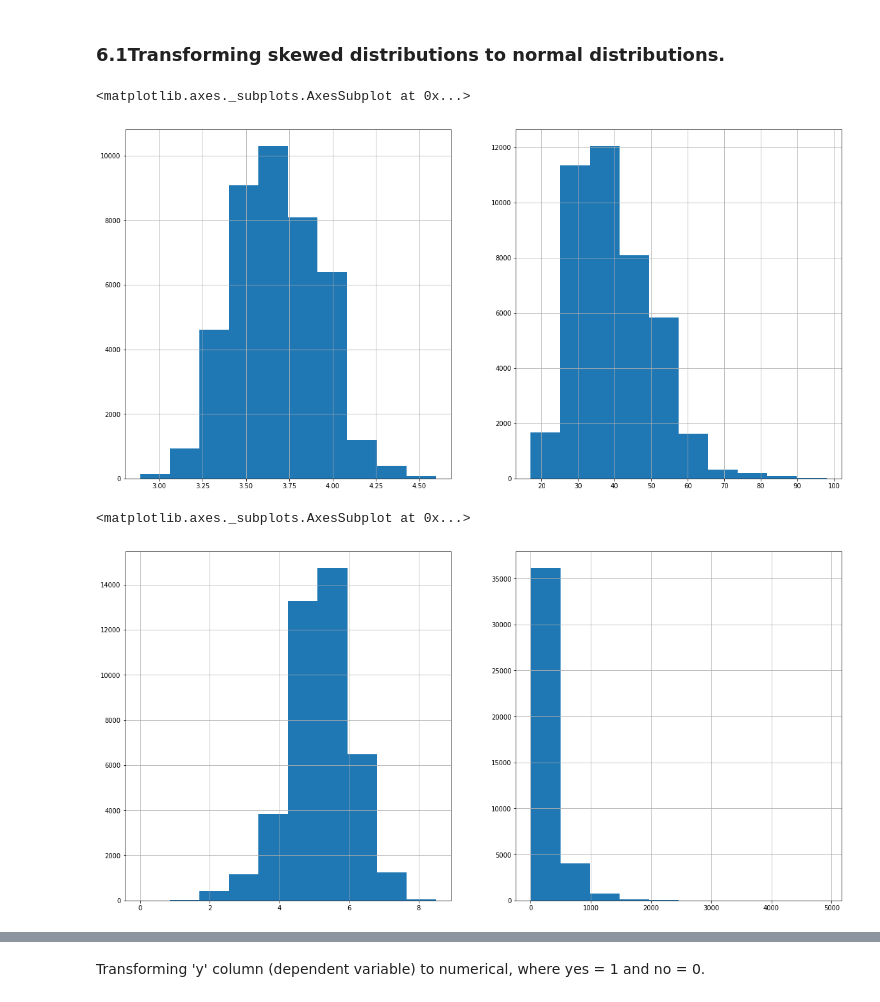
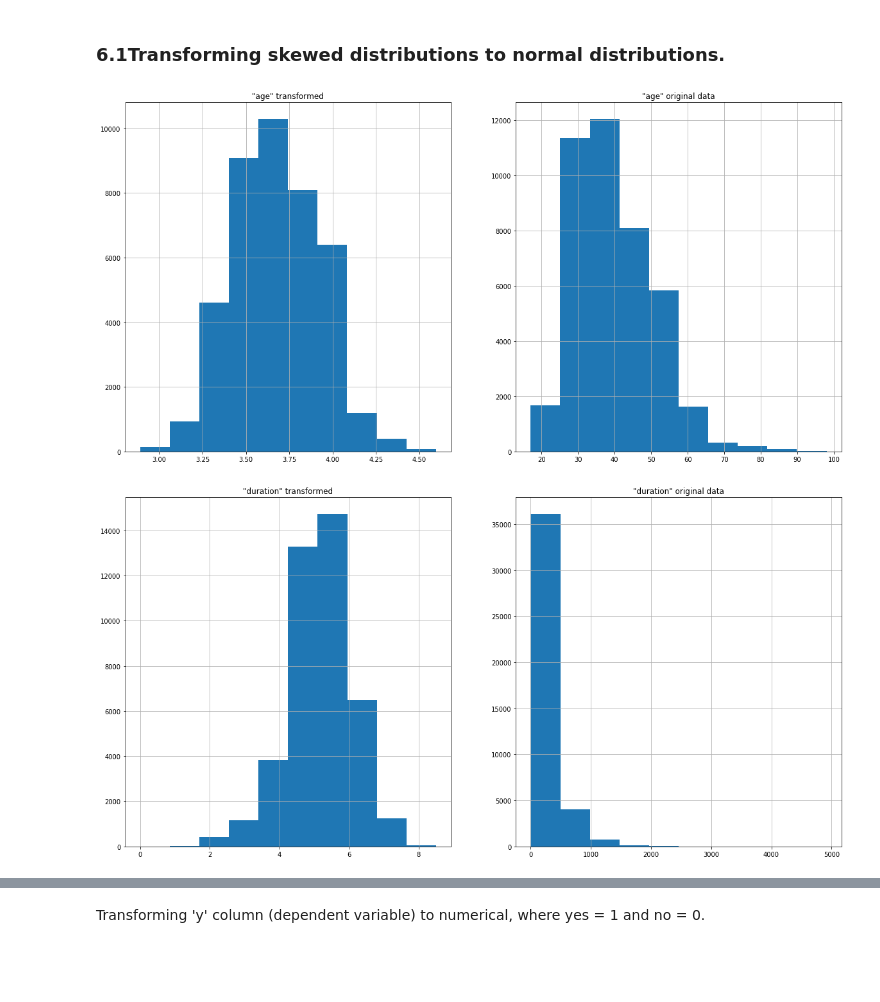
Before and after one commit to julijanna/machine-learning, a Jupyter notebook: projects/capstone/Capstone - Bank Marketing Dataset.ipynb, the cells around one changed output, grey strips where cells are left out. Saved outputs shown, nothing was run; the diff lists cells and outputs as text; code cells hidden in the pictures; blank space fills up the shorter version.

```diff
--- a/projects/capstone/Capstone - Bank Marketing Dataset.ipynb
+++ b/projects/capstone/Capstone - Bank Marketing Dataset.ipynb
@@ -191,23 +191,26 @@ dataset_transformed_df = dataset_df.copy()
 # %%
 dataset_transformed_df['age'] = np.log1p(dataset_transformed_df['age'])
 
 fig, axes = plt.subplots(nrows=1, ncols=2, figsize=(20,10))
 
-dataset_transformed_df['age'].hist(ax=axes[0])
-dataset_df['age'].hist(ax=axes[1])
+ax1 = dataset_transformed_df['age'].hist(ax=axes[0])
+ax1.title.set_text('"age" transformed')
+
+ax2 = dataset_df['age'].hist(ax=axes[1])
+ax2.title.set_text('"age" original data')
 # %% [output]
-<matplotlib.axes._subplots.AxesSubplot at 0x...>
-[figure, old version]
+[figure, new version]
 # %%
 dataset_transformed_df['duration'] = np.log1p(dataset_transformed_df['duration'])
 
 fig, axes = plt.subplots(nrows=1, ncols=2, figsize=(20,10))
 
-dataset_transformed_df['duration'].hist(ax=axes[0])
-dataset_df['duration'].hist(ax=axes[1])
+ax1 = dataset_transformed_df['duration'].hist(ax=axes[0])
+ax1.title.set_text('"duration" transformed')
+ax2 = dataset_df['duration'].hist(ax=axes[1])
+ax2.title.set_text('"duration" original data')
 # %% [output]
-<matplotlib.axes._subplots.AxesSubplot at 0x...>
-[figure, old version]
+[figure, new version]
 # %%
 dataset_transformed_df['campaign'] = np.log1p(dataset_transformed_df['campaign'])
 
```
Also changed, not shown: parts of 4 cells of this notebook, 6 other files.
